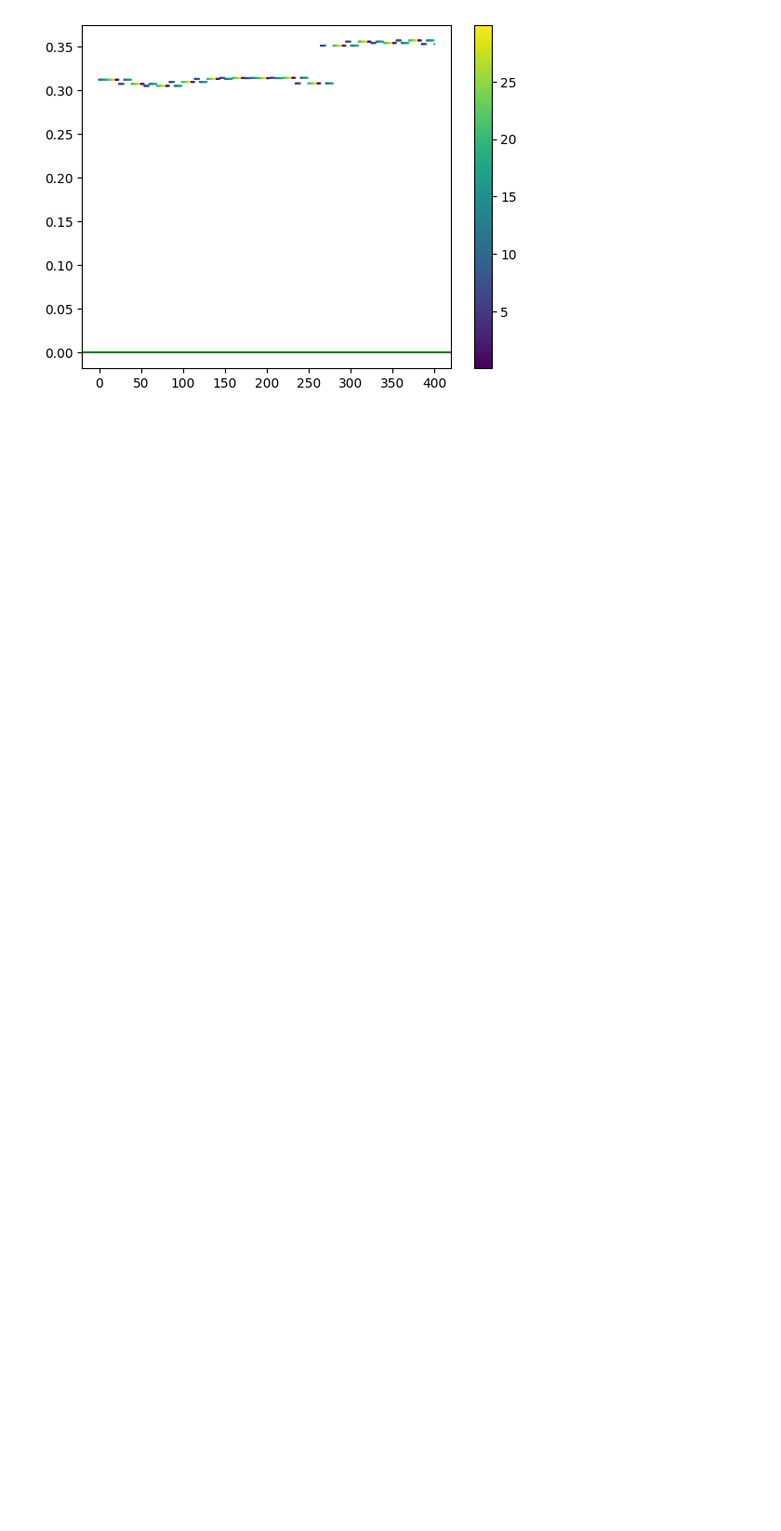
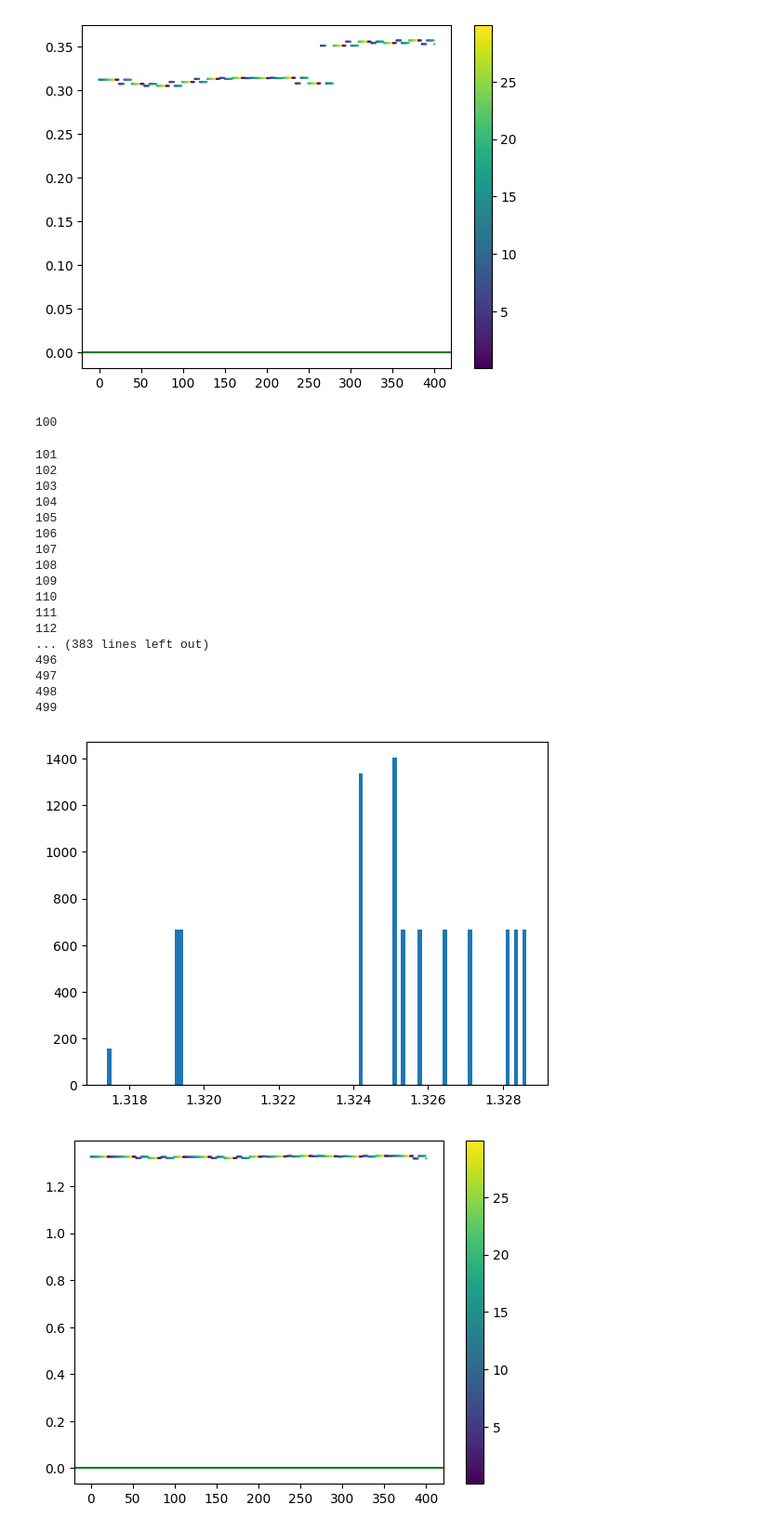
Before and after one commit to Raghava-Ayyagari/Quant-Trading, a Jupyter notebook: Momentum_Change.ipynb, the cells around one changed output. Shown at 93% size. Saved outputs shown, nothing was run; the diff lists cells and outputs as text; code cells hidden in the pictures; blank space fills up the shorter version.

Commit message:
Completed Visualisation

```diff
--- a/Momentum_Change.ipynb
+++ b/Momentum_Change.ipynb
@@ -410,3 +410,26 @@ visualise_new(Bajaj)
 499
 [figure]
 [figure]
+# %%
+visualise_new(Adani2)
+# %% [output]
+100
+101
+102
+103
+104
+105
+106
+107
+108
+109
+110
+111
+112
+... (383 lines left out)
+496
+497
+498
+499
+[figure, added]
+[figure, added]
```
